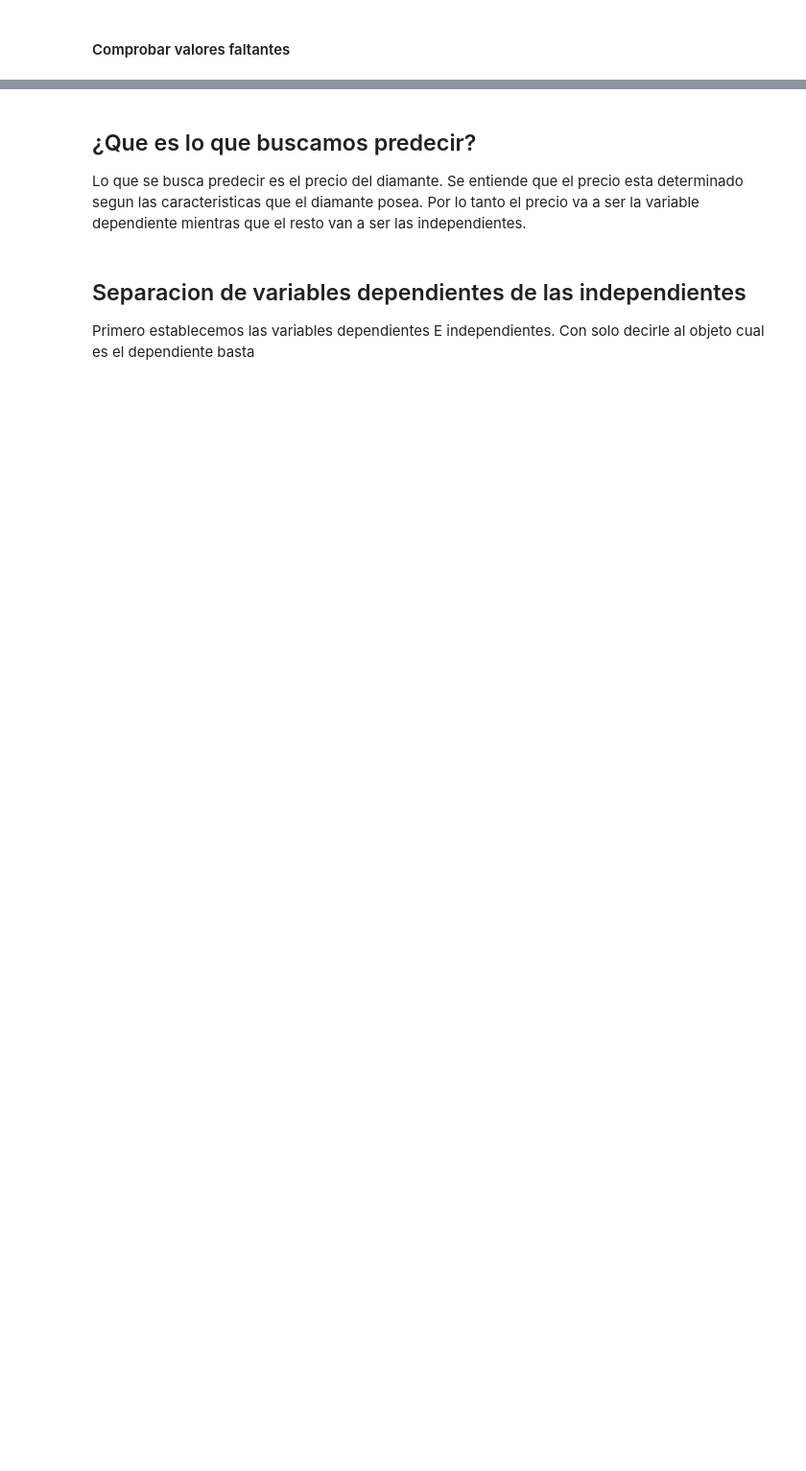
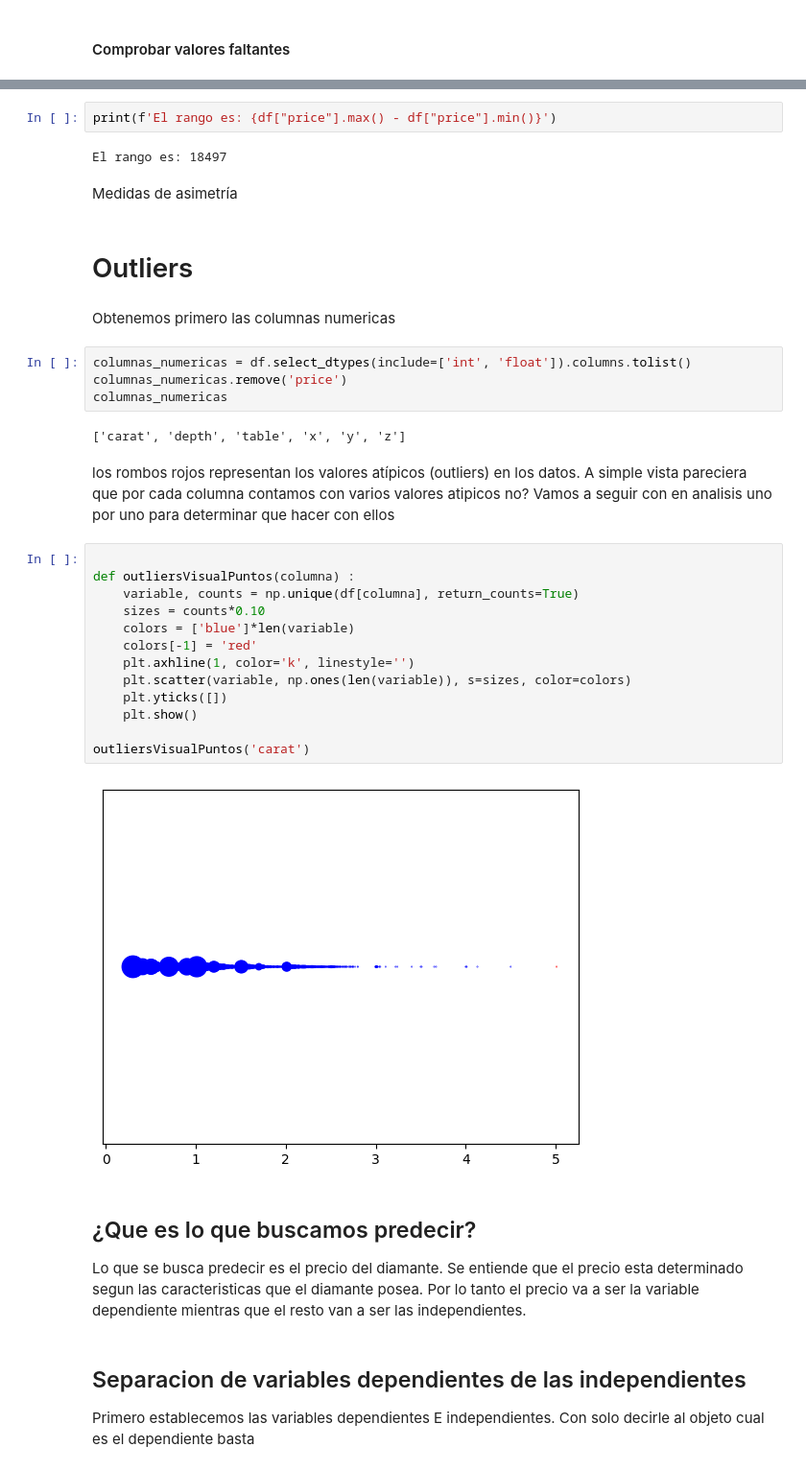
Before and after one commit to Lorenzomar4/ParadigmasDeProgramacionUnsam-tps, a Jupyter notebook: TP1.ipynb, the cells around one changed output, grey strips where cells are left out. Shown at 96% size. Cells and saved outputs as stored; diff of their text form; blank space fills up the shorter version.

Commit message:
valores atipicos

```diff
--- a/TP1.ipynb
+++ b/TP1.ipynb
@@ -104,3 +173,36 @@ dtype: bool
+# %%
+print(f'El rango es: {df["price"].max() - df["price"].min()}')
+# %% [output]
+El rango es: 18497
+# %% [markdown]
+Medidas de asimetría
+# %% [markdown]
+# Outliers
+# %% [markdown]
+Obtenemos primero las columnas numericas
+# %%
+columnas_numericas = df.select_dtypes(include=['int', 'float']).columns.tolist()
+columnas_numericas.remove('price')
+columnas_numericas
+# %% [output]
+['carat', 'depth', 'table', 'x', 'y', 'z']
+# %% [markdown]
+los rombos rojos representan los valores atípicos (outliers) en los datos. A simple vista pareciera que por cada columna contamos con varios valores atipicos no? Vamos a seguir con en analisis uno por uno para determinar que hacer con ellos
+# %%
+
+def outliersVisualPuntos(columna) :
+    variable, counts = np.unique(df[columna], return_counts=True)
+    sizes = counts*0.10
+    colors = ['blue']*len(variable)
+    colors[-1] = 'red'
+    plt.axhline(1, color='k', linestyle='')
+    plt.scatter(variable, np.ones(len(variable)), s=sizes, color=colors)
+    plt.yticks([])
+    plt.show()
+
+outliersVisualPuntos('carat')
+# %% [output]
+[figure, added]
 # %% [markdown]
 ## ¿Que es lo que buscamos predecir?
 Lo que se busca predecir es el precio del diamante. Se entiende que el precio esta determinado segun las caracteristicas que el diamante posea.
```
Also changed, not shown: parts of 22 cells of this notebook, 5 other files.
